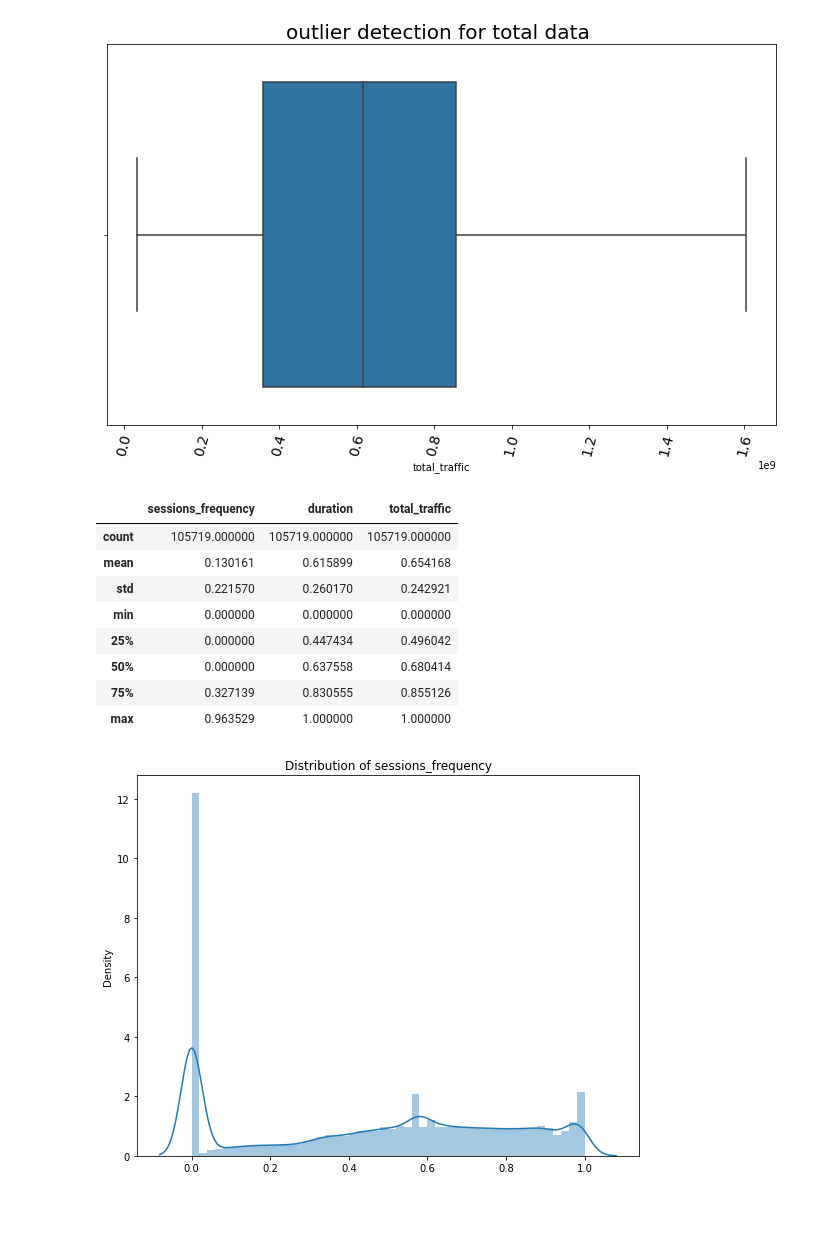
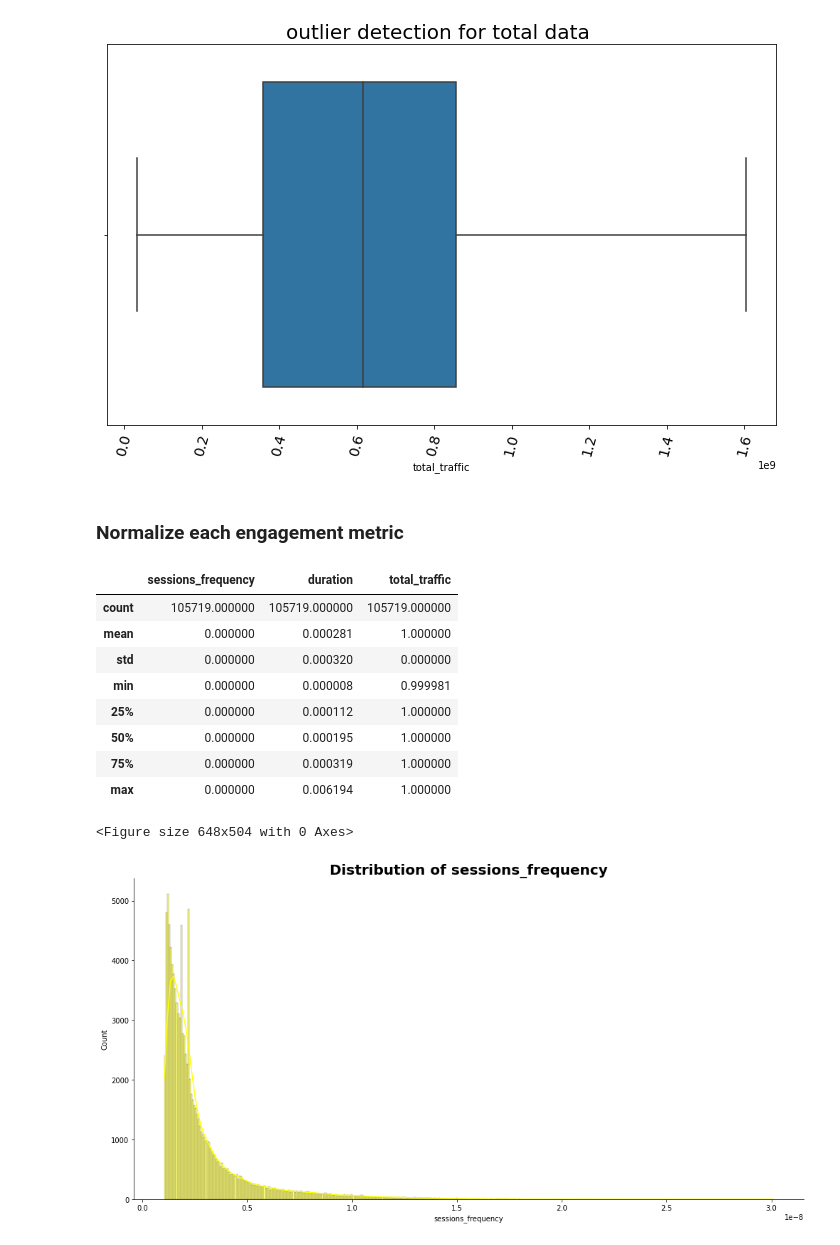
Before and after one commit to daniEL2371/telecom_data_analysis, a Jupyter notebook: Notebooks/UserEngagementAnalysis.ipynb, the cells around one changed output. Cells and saved outputs as stored; diff of their text form; code cells hidden in the pictures; blank space fills up the shorter version.

Commit message:
used normal metrics for score calculation

```diff
--- a/Notebooks/UserEngagementAnalysis.ipynb
+++ b/Notebooks/UserEngagementAnalysis.ipynb
@@ -221,3 +220,5 @@ plots.plot_box(cleaned_engagment_metrics, 'duration', 'outlier detection for tot
 plots.plot_box(cleaned_engagment_metrics, 'total_traffic', 'outlier detection for total data ')
 # %% [output]
 [figure]
+# %% [markdown]
+### Normalize each engagement metric
@@ -224,19 +242,21 @@ plots.plot_box(cleaned_engagment_metrics, 'total_traffic', 'outlier detection fo
 # %%
 
-normalized_metrics = scale_and_normalize(cleaned_engagment_metrics, ['sessions_frequency', 'duration', 'total_traffic'])
+normalized_metrics = normalizer(cleaned_engagment_metrics, ['sessions_frequency', 'duration', 'total_traffic'])
 normalized_metrics.describe()
 # %% [output]
 |  | sessions_frequency | duration | total_traffic |
 | count | 105719.000000 | 105719.000000 | 105719.000000 |
-| mean | 0.130161 | 0.615899 | 0.654168 |
-| std | 0.221570 | 0.260170 | 0.242921 |
-| min | 0.000000 | 0.000000 | 0.000000 |
-| 25% | 0.000000 | 0.447434 | 0.496042 |
-| 50% | 0.000000 | 0.637558 | 0.680414 |
-| 75% | 0.327139 | 0.830555 | 0.855126 |
-| max | 0.963529 | 1.000000 | 1.000000 |
+| mean | 0.000000 | 0.000281 | 1.000000 |
+| std | 0.000000 | 0.000320 | 0.000000 |
+| min | 0.000000 | 0.000008 | 0.999981 |
+| 25% | 0.000000 | 0.000112 | 1.000000 |
+| 50% | 0.000000 | 0.000195 | 1.000000 |
+| 75% | 0.000000 | 0.000319 | 1.000000 |
+| max | 0.000000 | 0.006194 | 1.000000 |
 # %%
-plots.plot_dist(normalized_metrics, 'sessions_frequency',)
+
+plots.plot_hist(normalized_metrics, 'sessions_frequency', 'yellow')
 # %% [output]
+<Figure size 648x504 with 0 Axes>
-[figure, old version]
+[figure, new version]
 # %%
```
Also changed, not shown: parts of 73 cells of this notebook, 1 other file.
